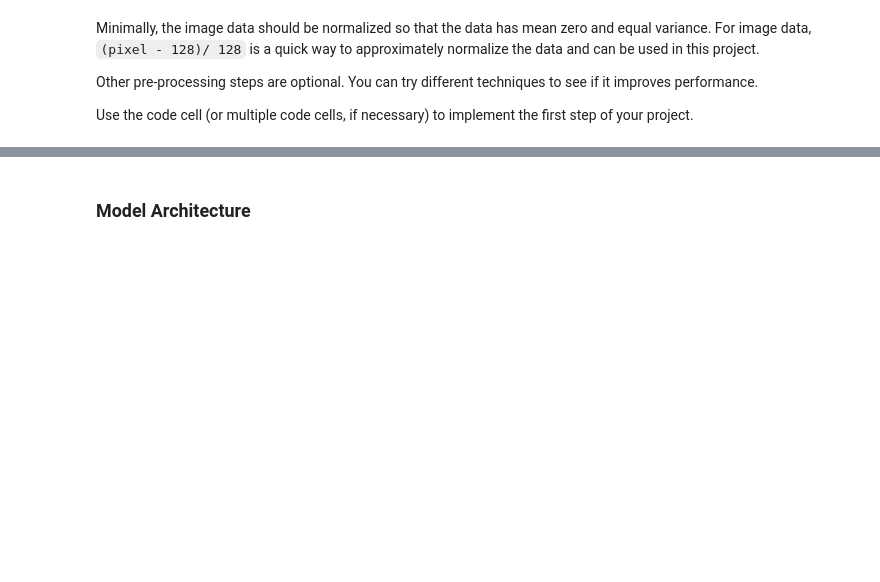
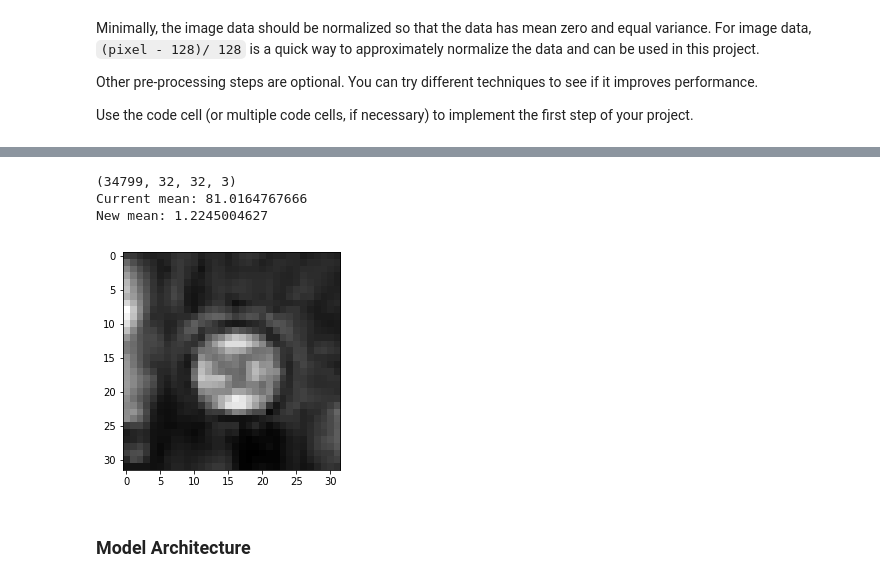
Before and after one commit to mkneesh/CarND-Traffic-Sign-Classifier-Project, a Jupyter notebook: Traffic_Sign_Classifier.ipynb, the cells around one changed output, grey strips where cells are left out. Saved outputs shown, nothing was run; the diff lists cells and outputs as text; code cells hidden in the pictures; blank space fills up the shorter version.

```diff
--- a/Traffic_Sign_Classifier.ipynb
+++ b/Traffic_Sign_Classifier.ipynb
@@ -141,3 +200,33 @@ Use the code cell (or multiple code cells, if necessary) to implement the first
+# %%
+### Preprocess the data here. It is required to normalize the data. Other preprocessing steps could include
+### converting to grayscale, etc.
+### Feel free to use as many code cells as needed.
+# TODO(manishkatyal): What pre-processing?
+from sklearn.utils import shuffle
+from sklearn import preprocessing
+
+# Gray-scale the images.
+print(X_train.shape)
+X_train_p = dataset_img_preprocess(X_train)
+X_test_p = dataset_img_preprocess(X_test)
+
+# Validate the grey scaling worked.
+fig = plt.figure()
+plt.imshow(np.squeeze(X_train_p[0]), cmap='gray')
+
+# Normalize to std. mean and deviation.
+print('Current mean:', np.mean(X_train_p))
+X_train_p  = (X_train_p - 128) / 128
+X_test_p  = (X_test_p - 128) / 128
+print('New mean:', np.mean(X_train_p))
+
+X_train, y_train = shuffle(X_train, y_train)
+X_train_p, y_train = shuffle(X_train_p, y_train)
+# %% [output]
+(34799, 32, 32, 3)
+Current mean: 81.0164767666
+New mean: 1.2245004627
+[figure, added]
 # %% [markdown]
 ### Model Architecture
 # %%
```
Also changed, not shown: parts of 15 cells of this notebook.
